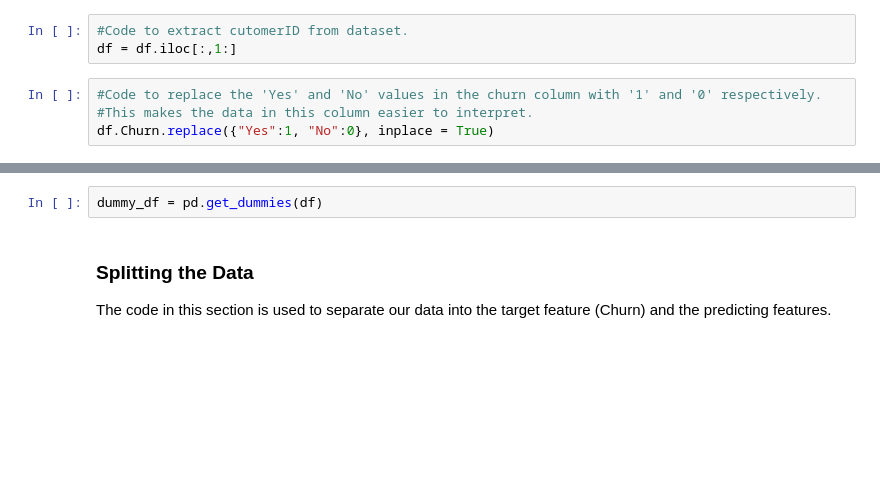
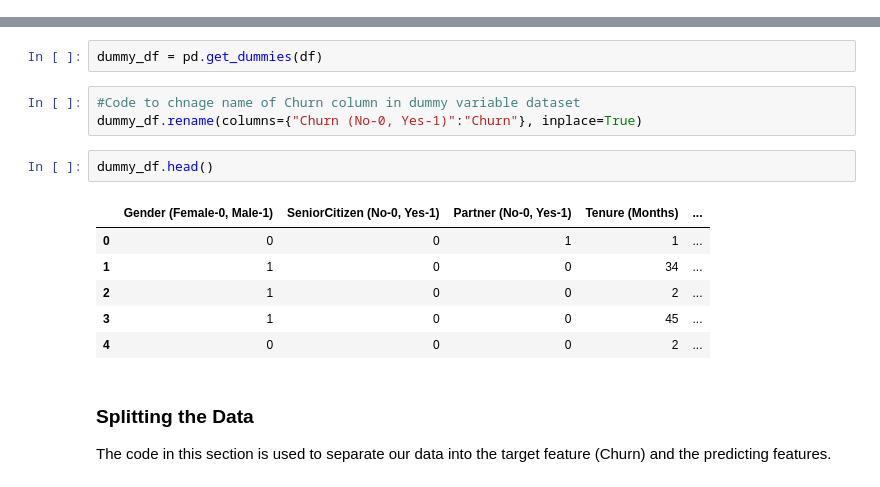
Before and after one commit to rickashb/BigDataAnalytics, a Jupyter notebook: bigdproject.ipynb, the cells around one changed output, grey strips where cells are left out. Saved outputs shown, nothing was run; the diff lists cells and outputs as text; blank space fills up the shorter version.

```diff
--- a/bigdproject.ipynb
+++ b/bigdproject.ipynb
@@ -295,7 +296,0 @@ At the top of the data, there is a  column that is unnecessary, ‘customerID’
-# %%
-#Code to extract cutomerID from dataset.
-df = df.iloc[:,1:]
-# %%
-#Code to replace the 'Yes' and 'No' values in the churn column with '1' and '0' respectively.
-#This makes the data in this column easier to interpret.
-df.Churn.replace({"Yes":1, "No":0}, inplace = True)
@@ -302,5 +302,17 @@ df.Churn.replace({"Yes":1, "No":0}, inplace = True)
 # %%
 dummy_df = pd.get_dummies(df)
+# %%
+#Code to chnage name of Churn column in dummy variable dataset
+dummy_df.rename(columns={"Churn (No-0, Yes-1)":"Churn"}, inplace=True)
+# %%
+dummy_df.head()
+# %% [output]
+|  | Gender (Female-0, Male-1) | SeniorCitizen (No-0, Yes-1) | Partner (No-0, Yes-1) | Tenure (Months) | ... |
+| 0 | 0 | 0 | 1 | 1 | ... |
+| 1 | 1 | 0 | 0 | 34 | ... |
+| 2 | 1 | 0 | 0 | 2 | ... |
+| 3 | 1 | 0 | 0 | 45 | ... |
+| 4 | 0 | 0 | 0 | 2 | ... |
 # %% [markdown]
 ### Splitting the Data
 The code in this section is used to separate our data into the target feature (Churn) and the predicting features.
```
Also changed, not shown: parts of 17 cells of this notebook, 1 other file.
